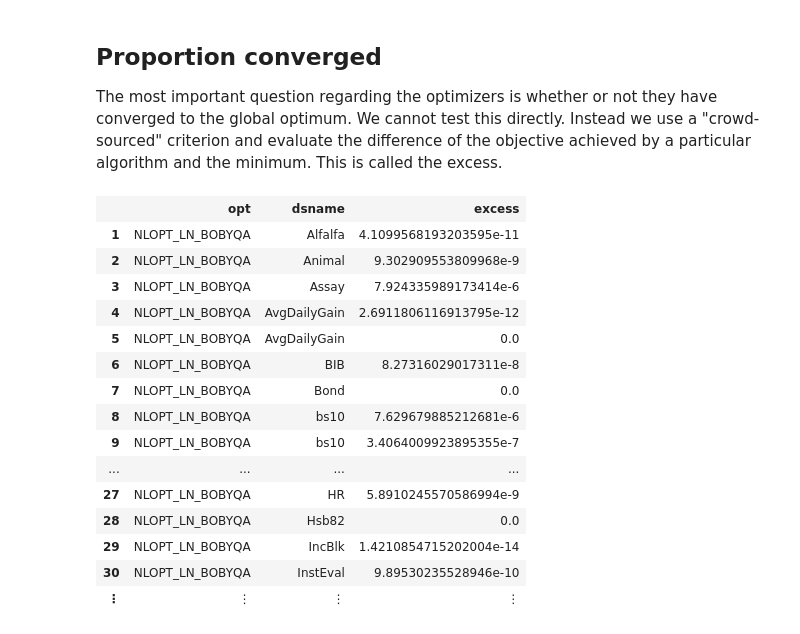
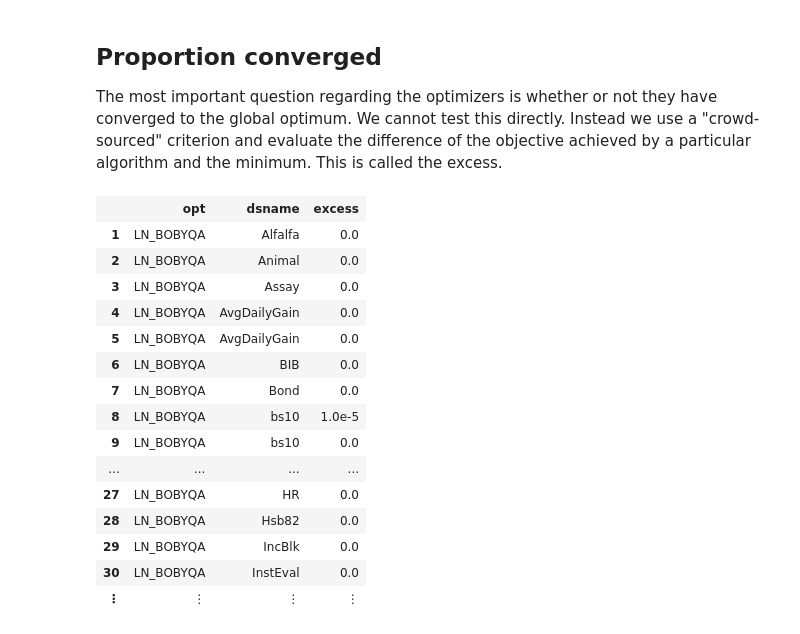
Before and after one commit to Stat990-033/Timings, a Jupyter notebook: inst/doc/Summaries.ipynb, the cells around one changed output. Drawn from its saved outputs; the diff is of its cells as text; code cells hidden in the pictures.

```diff
--- a/inst/doc/Summaries.ipynb
+++ b/inst/doc/Summaries.ipynb
@@ -110,21 +111,21 @@ res[res[:opt] .== "NLOPT_LN_BOBYQA",[1,2,3,6,8,9]]
 
 The most important question regarding the optimizers is whether or not they have converged to the global optimum.  We cannot test this directly.  Instead we use a "crowd-sourced" criterion and evaluate the difference of the objective achieved by a particular algorithm and the minimum.  This is called the excess.
 # %%
-res[res[:opt] .== "NLOPT_LN_BOBYQA",[:opt,:dsname,:excess]]
+res[res[:opt] .== "LN_BOBYQA",[:opt,:dsname,:excess]]
 # %% [output]
 |  | opt | dsname | excess |
-| 1 | NLOPT_LN_BOBYQA | Alfalfa | 4.1099568193203595e-11 |
-| 2 | NLOPT_LN_BOBYQA | Animal | 9.302909553809968e-9 |
-| 3 | NLOPT_LN_BOBYQA | Assay | 7.924335989173414e-6 |
-| 4 | NLOPT_LN_BOBYQA | AvgDailyGain | 2.6911806116913795e-12 |
-| 5 | NLOPT_LN_BOBYQA | AvgDailyGain | 0.0 |
-| 6 | NLOPT_LN_BOBYQA | BIB | 8.27316029017311e-8 |
-| 7 | NLOPT_LN_BOBYQA | Bond | 0.0 |
-| 8 | NLOPT_LN_BOBYQA | bs10 | 7.629679885212681e-6 |
-| 9 | NLOPT_LN_BOBYQA | bs10 | 3.4064009923895355e-7 |
+| 1 | LN_BOBYQA | Alfalfa | 0.0 |
+| 2 | LN_BOBYQA | Animal | 0.0 |
+| 3 | LN_BOBYQA | Assay | 0.0 |
+| 4 | LN_BOBYQA | AvgDailyGain | 0.0 |
+| 5 | LN_BOBYQA | AvgDailyGain | 0.0 |
+| 6 | LN_BOBYQA | BIB | 0.0 |
+| 7 | LN_BOBYQA | Bond | 0.0 |
+| 8 | LN_BOBYQA | bs10 | 1.0e-5 |
+| 9 | LN_BOBYQA | bs10 | 0.0 |
 | ... | ... | ... | ... |
-| 27 | NLOPT_LN_BOBYQA | HR | 5.8910245570586994e-9 |
-| 28 | NLOPT_LN_BOBYQA | Hsb82 | 0.0 |
-| 29 | NLOPT_LN_BOBYQA | IncBlk | 1.4210854715202004e-14 |
-| 30 | NLOPT_LN_BOBYQA | InstEval | 9.89530235528946e-10 |
+| 27 | LN_BOBYQA | HR | 0.0 |
+| 28 | LN_BOBYQA | Hsb82 | 0.0 |
+| 29 | LN_BOBYQA | IncBlk | 0.0 |
+| 30 | LN_BOBYQA | InstEval | 0.0 |
 | ⋮ | ⋮ | ⋮ | ⋮ |
```
Also changed, not shown: parts of 14 cells of this notebook, 2 other files.
